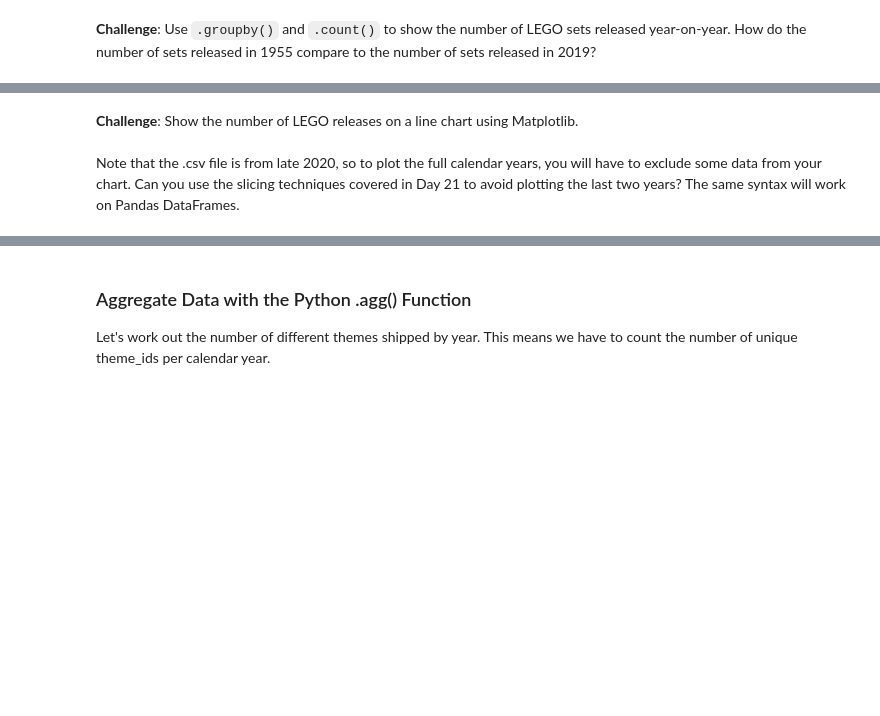
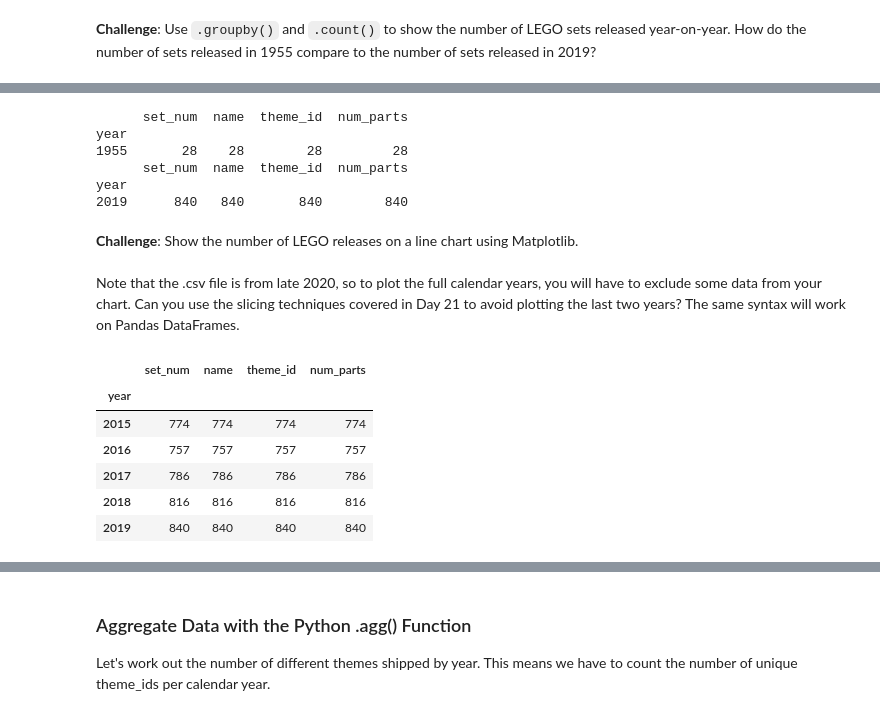
Before and after one commit to sojourn99/lego-notebook, a Jupyter notebook: Lego_Analysis_for_Course_(start).ipynb, the cells around one changed output, grey strips where cells are left out. Cells and saved outputs as stored; diff of their text form; code cells hidden in the pictures; blank space fills up the shorter version.

```diff
--- a/Lego_Analysis_for_Course_(start).ipynb
+++ b/Lego_Analysis_for_Course_(start).ipynb
@@ -184,4 +195,24 @@ sets.sort_values('num_parts', ascending=False).head()
+# %%
+print(sets_by_year[sets_by_year.index == 1955])
+print(sets_by_year[sets_by_year.index == 2019])
+# %% [output]
+      set_num  name  theme_id  num_parts
+year
+1955       28    28        28         28
+      set_num  name  theme_id  num_parts
+year
+2019      840   840       840        840
 # %% [markdown]
 **Challenge**: Show the number of LEGO releases on a line chart using Matplotlib. <br>
 <br>
 Note that the .csv file is from late 2020, so to plot the full calendar years, you will have to exclude some data from your chart. Can you use the slicing techniques covered in Day 21 to avoid plotting the last two years? The same syntax will work on Pandas DataFrames.
+# %%
+sets_by_year[:-2].tail()
+# %% [output]
+|  | set_num | name | theme_id | num_parts |
+| year |  |  |  |  |
+| 2015 | 774 | 774 | 774 | 774 |
+| 2016 | 757 | 757 | 757 | 757 |
+| 2017 | 786 | 786 | 786 | 786 |
+| 2018 | 816 | 816 | 816 | 816 |
+| 2019 | 840 | 840 | 840 | 840 |
```
Also changed, not shown: parts of 2 cells of this notebook.
